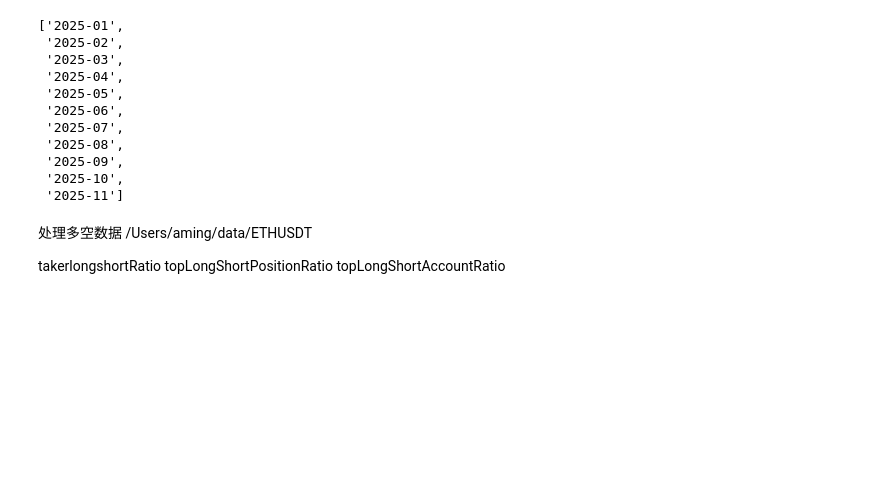
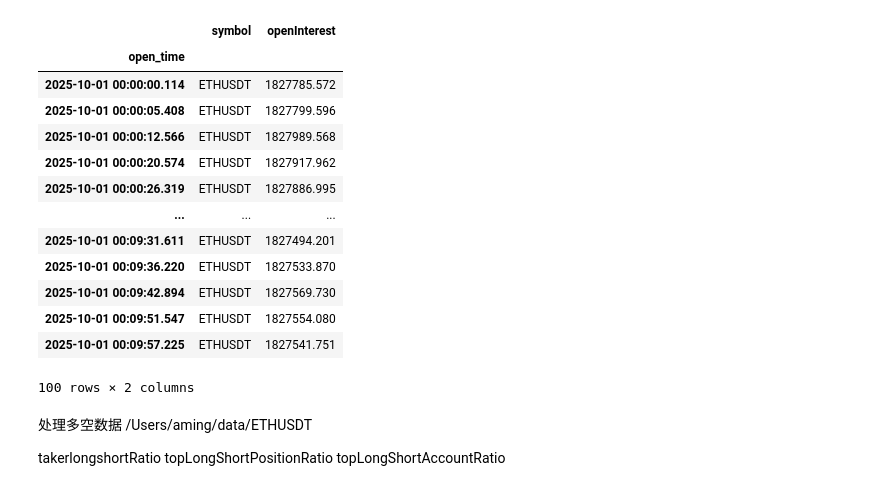
Before and after one commit to aamingaa/crypto-workstation-v2, a Jupyter notebook: deal_data.ipynb, the cells around one changed output. Saved outputs shown, nothing was run; the diff lists cells and outputs as text; code cells hidden in the pictures; blank space fills up the shorter version.

```diff
--- a/deal_data.ipynb
+++ b/deal_data.ipynb
@@ -88,21 +103,36 @@ def _generate_date_range(start_date: str, end_date: str, read_frequency: DataFre
 # %%
-# start_date = '2025-01-01'
-# end_date = '2025-11-01'
-# read_frequency = DataFrequency.MONTHLY
-# date_range_list = _generate_date_range(start_date=start_date, end_date=end_date, read_frequency=read_frequency)
-# date_range_list
+start_date = '2025-10-01'
+end_date = '2025-11-01'
+read_frequency = DataFrequency.MONTHLY
+date_range_list = _generate_date_range(start_date=start_date, end_date=end_date, read_frequency=read_frequency)
+dir = '/Users/aming/data/ETHUSDT'
+channel_path = 'openInterest'
+symbol = 'ETHUSDT'
+df_list = []
+
+for date_str in date_range_list:
+    df = pd.read_csv(f'{dir}/{channel_path}/{channel_path}_{date_str}.csv')
+    df_list.append(df)
+
+df = pd.concat(df_list)
+df.set_index('open_time', inplace=True)
+df.sort_index(inplace=True)
+df.head(100)
 # %% [output]
+|  | symbol | openInterest |
+| open_time |  |  |
+| 2025-10-01 00:00:00.114 | ETHUSDT | 1827785.572 |
+| 2025-10-01 00:00:05.408 | ETHUSDT | 1827799.596 |
+| 2025-10-01 00:00:12.566 | ETHUSDT | 1827989.568 |
+| 2025-10-01 00:00:20.574 | ETHUSDT | 1827917.962 |
+| 2025-10-01 00:00:26.319 | ETHUSDT | 1827886.995 |
+| ... | ... | ... |
+| 2025-10-01 00:09:31.611 | ETHUSDT | 1827494.201 |
+| 2025-10-01 00:09:36.220 | ETHUSDT | 1827533.870 |
+| 2025-10-01 00:09:42.894 | ETHUSDT | 1827569.730 |
+| 2025-10-01 00:09:51.547 | ETHUSDT | 1827554.080 |
+| 2025-10-01 00:09:57.225 | ETHUSDT | 1827541.751 |
-['2025-01',
- '2025-02',
- '2025-03',
- '2025-04',
- '2025-05',
- '2025-06',
- '2025-07',
- '2025-08',
- '2025-09',
- '2025-10',
- '2025-11']
+100 rows × 2 columns
 # %% [markdown]
 处理多空数据
 /Users/aming/data/ETHUSDT
```
Also changed, not shown: parts of 3 cells of this notebook, 8 other files.
